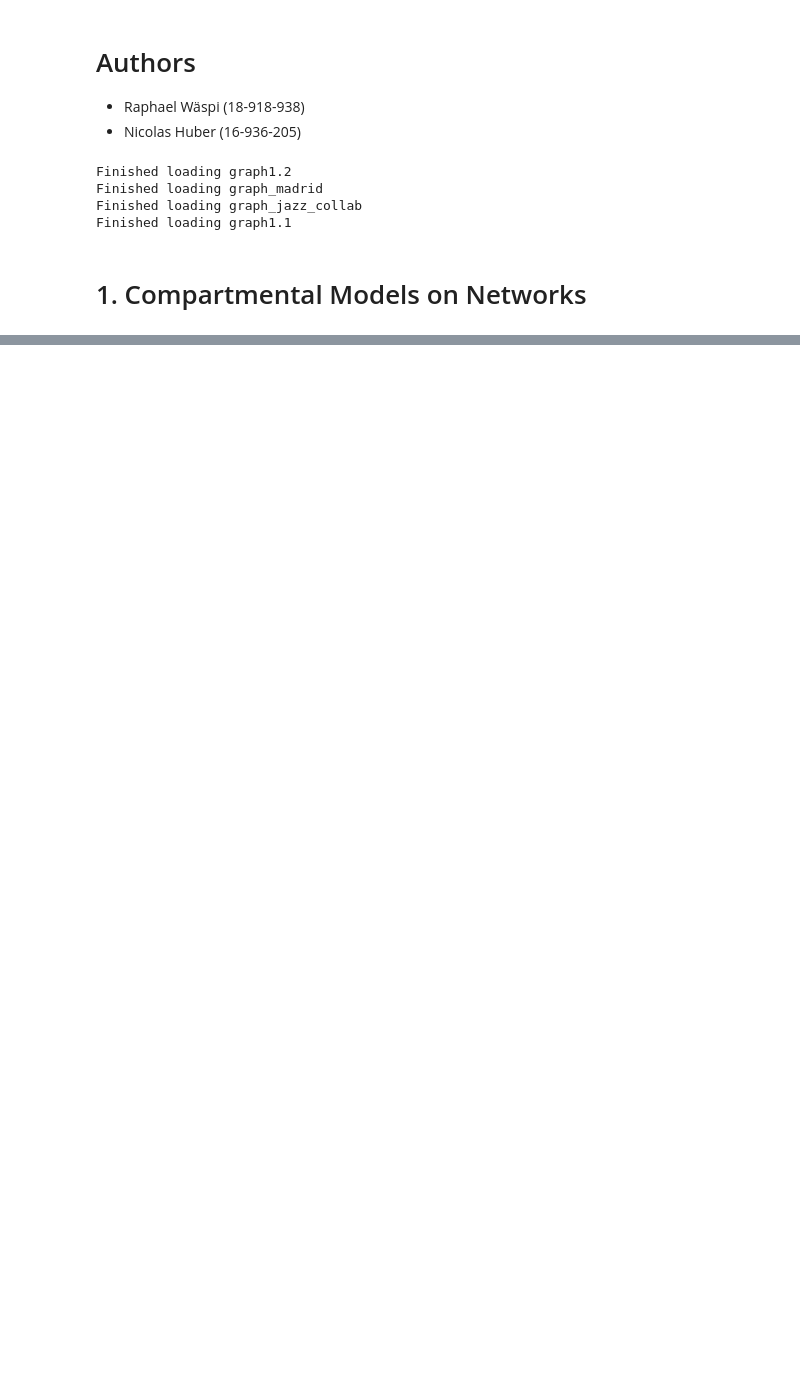
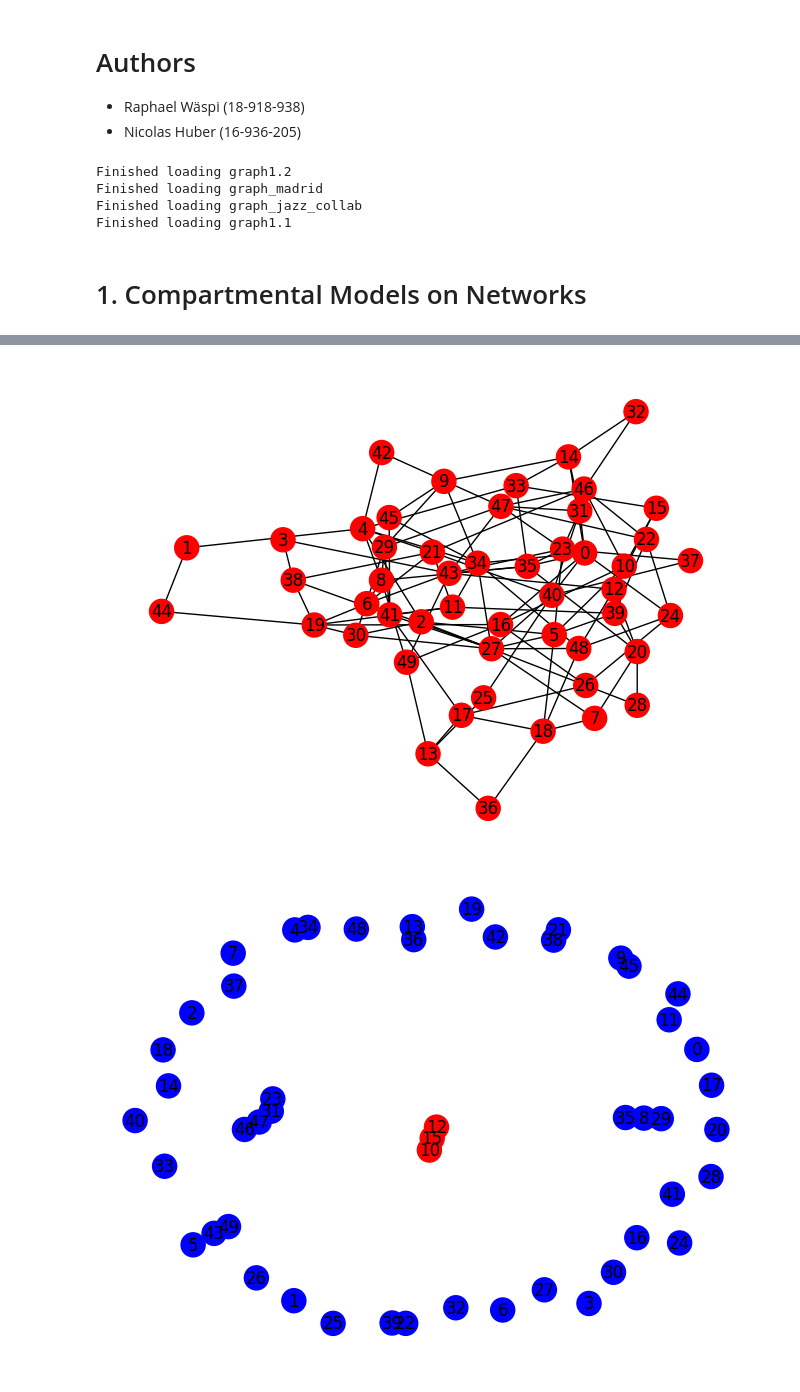
Before and after one commit to HuberNicolas/network-science-uzh, a Jupyter notebook: assignment-4/Assignment_04.ipynb, the cells around one changed output, grey strips where cells are left out. Drawn from its saved outputs; the diff is of its cells as text; code cells hidden in the pictures; blank space fills up the shorter version.

```diff
--- a/assignment-4/Assignment_04.ipynb
+++ b/assignment-4/Assignment_04.ipynb
@@ -107,3 +107,53 @@ the following two graphs (the datasets are provided), with infected seed node
 
 and provide a visualisation of the final state of the epidemic, where all the infected nodes at the end of
 the run are red, or blue if they are not infected.
+# %%
+def si_simulation(graph, beta, seed_node, max_steps=100):
+    # Set of infected nodes with the seed node
+    infected_nodes = set()
+    infected_nodes.add(seed_node)
+
+    nodes = set(graph.nodes) # Set of all nodes in the graph
+    steps = 0
+
+    while steps < max_steps:
+        cp_infected_nodes = infected_nodes.copy()
+        susceptible_nodes = nodes - cp_infected_nodes # Identify susceptible nodes by subtracting infected nodes from all nodes
+
+        for node in susceptible_nodes:
+            neighbors = set(graph.neighbors(node)) # Get neighbors of current node
+            infected_neighbors = neighbors & cp_infected_nodes # Get infected neighbors of current node
+
+            num_infected_neighbors = len(infected_neighbors)
+            if num_infected_neighbors == 0: # No danger of infection
+                continue
+            probability = (1 - beta) ** num_infected_neighbors
+            if random.uniform(0, 1) < probability:
+                continue
+            else:
+                infected_nodes.add(node) # Node gets infected
+        steps += 1
+
+    return list(infected_nodes)
+
+def visualize_epidemic(graph, infected_nodes):
+    pos = nx.spring_layout(graph)
+    nx.draw(graph, pos, node_color=['red' if node in infected_nodes else 'blue' for node in graph.nodes], with_labels=True)
+    plt.show()
+
+
+# Example usage with two provided graphs
+graph1_1 = graphs["graph1.1"]
+graph1_2 = graphs["graph1.2"]
+
+beta = 0.5
+seed_node = "10"
+
+infected_nodes1_1 = si_simulation(graph1_1, beta, seed_node)
+visualize_epidemic(graph1_1, infected_nodes1_1)
+
+infected_nodes1_2 = si_simulation(graph1_2, beta, seed_node)
+visualize_epidemic(graph1_2, infected_nodes1_2)
+# %% [output]
+[figure, added]
+[figure, added]
```
Also changed, not shown: parts of 5 cells of this notebook.
